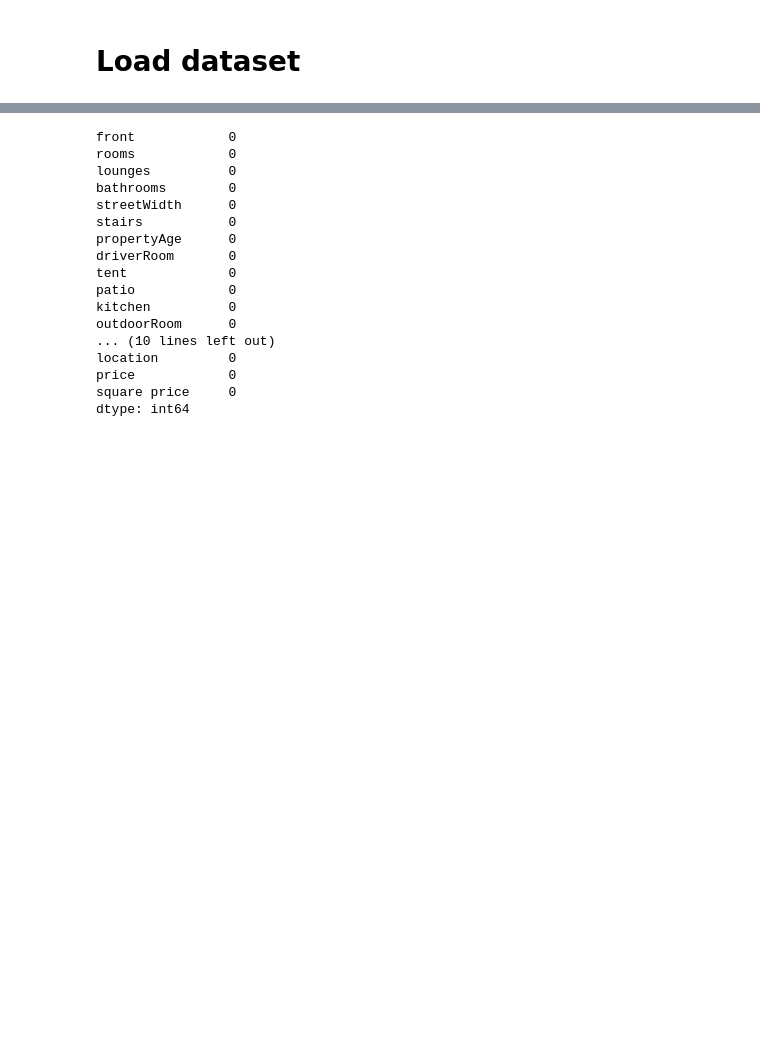
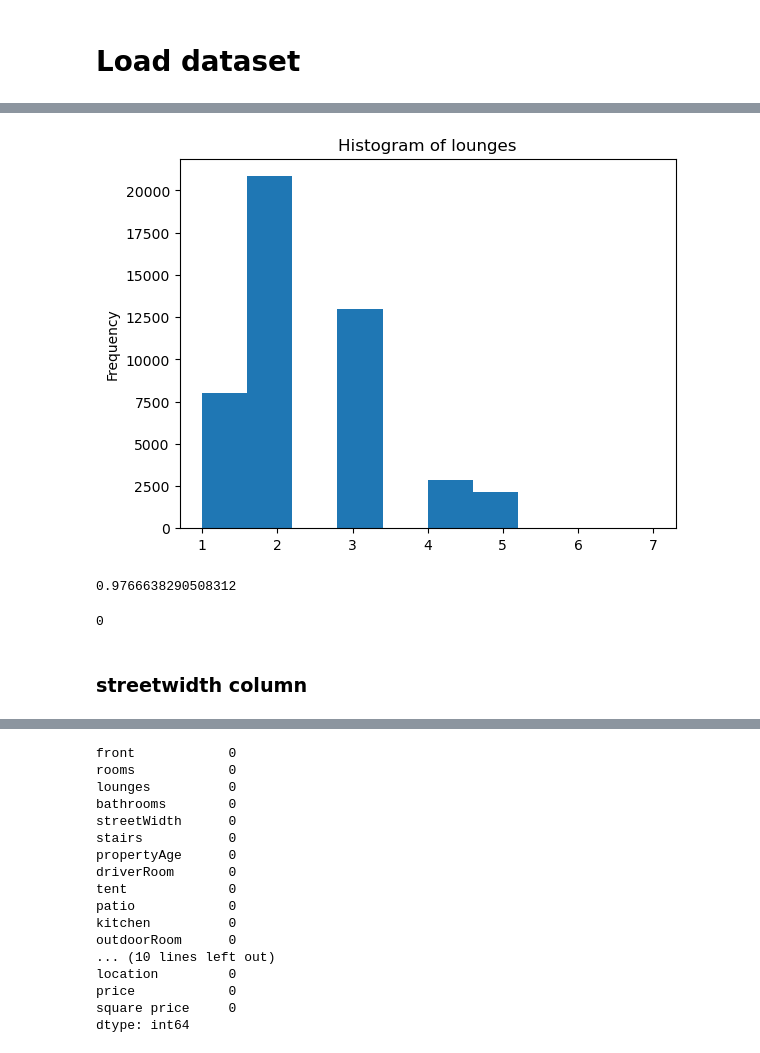
Before and after one commit to Tuwaiq-Data-Science-Bootcamp-V2/Bootcamp-Project-3, a Jupyter notebook: Alaa.ipynb, the cells around one changed output, grey strips where cells are left out. Cells and saved outputs as stored; diff of their text form; code cells hidden in the pictures; blank space fills up the shorter version.

```diff
--- a/Alaa.ipynb
+++ b/Alaa.ipynb
@@ -75,0 +142,14 @@ df = df.dropna()
+# %%
+df['lounges'].plot(kind="hist", title="Histogram of lounges");
+# %% [output]
+[figure, added]
+# %%
+df['lounges'].var()
+# %% [output]
+0.9766638290508312
+# %%
+df['lounges'].isnull().sum()
+# %% [output]
+0
+# %% [markdown]
+### streetwidth column
```
Also changed, not shown: parts of 56 cells of this notebook.
